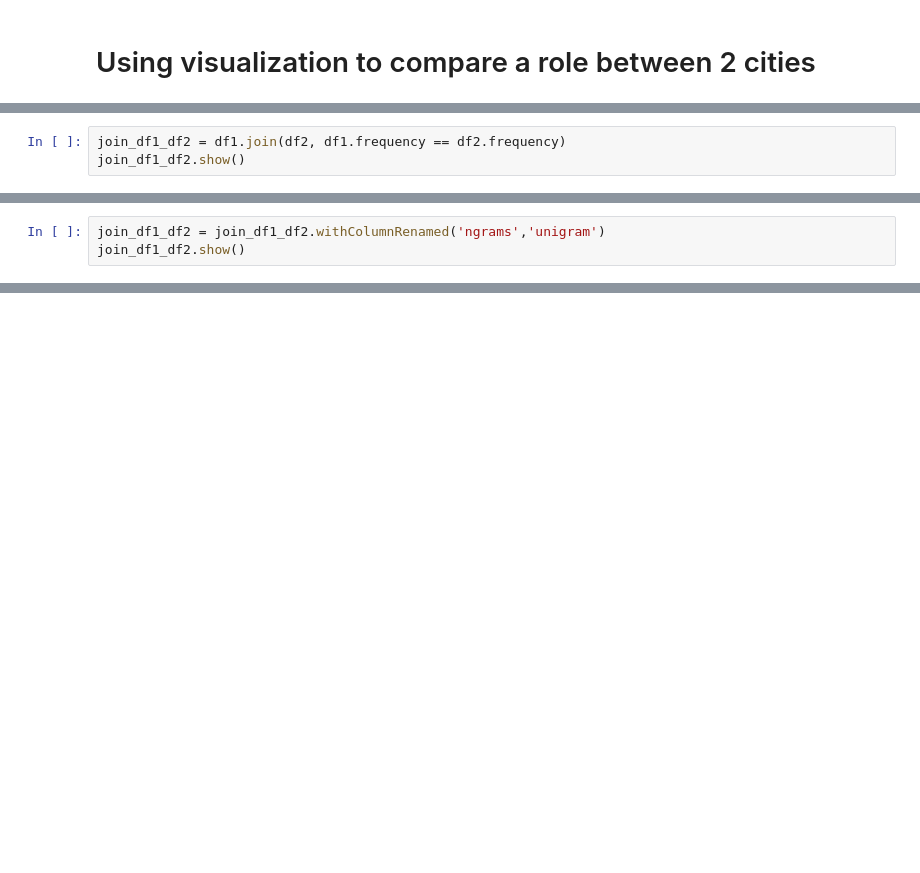
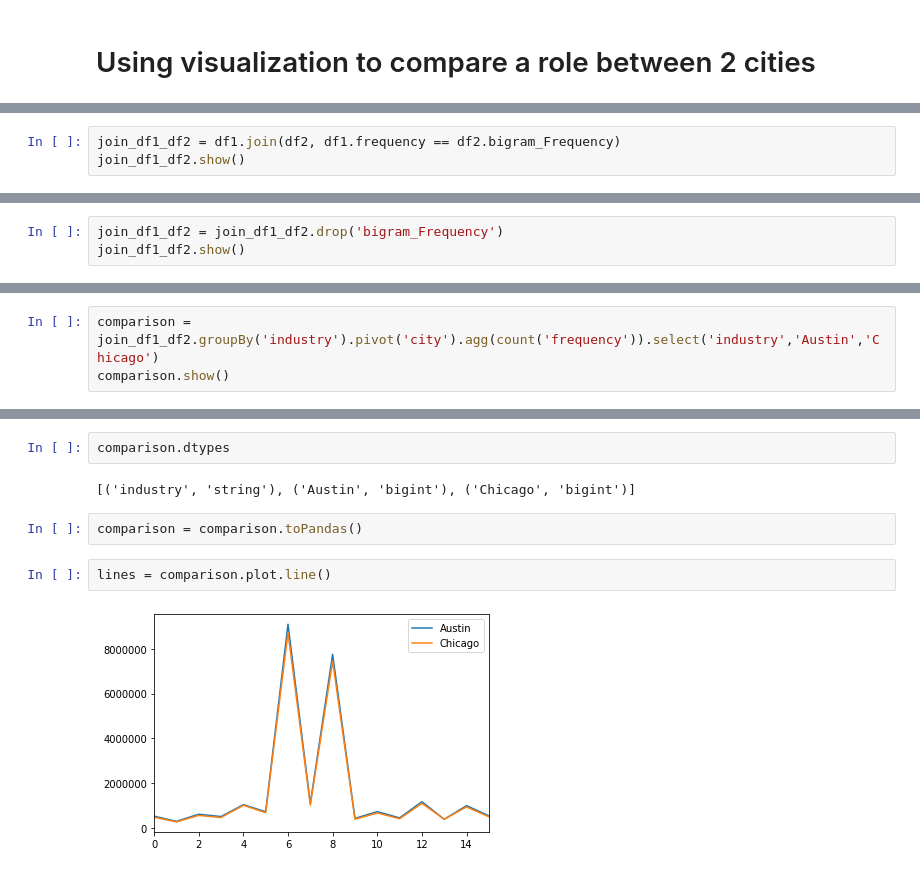
Before and after one commit to EtornamAmetsi/Blossom_Academy, a Jupyter notebook: Project3_without_csv/Batch_Processing_For_Data_Mining.ipynb, the cells around one changed output, grey strips where cells are left out. Cells and saved outputs as stored; diff of their text form; blank space fills up the shorter version.

```diff
--- a/Project3_without_csv/Batch_Processing_For_Data_Mining.ipynb
+++ b/Project3_without_csv/Batch_Processing_For_Data_Mining.ipynb
@@ -491,4 +541,4 @@ import matplotlib.pyplot as plt
 # %%
-join_df1_df2 = df1.join(df2, df1.frequency == df2.frequency)
+join_df1_df2 = df1.join(df2, df1.frequency == df2.bigram_Frequency)
 join_df1_df2.show()
 # %% [output]
@@ -511,5 +561,5 @@ join_df1_df2.show()
 only showing top 20 rows
 # %%
-join_df1_df2 = join_df1_df2.withColumnRenamed('ngrams','unigram')
+join_df1_df2 = join_df1_df2.drop('bigram_Frequency')
 join_df1_df2.show()
 # %% [output]
@@ -537,0 +591,3 @@ join_df1_df2.groupBy('ngrams').pivot('city').agg(count('frequency')).select('ind
+# %%
+comparison = join_df1_df2.groupBy('industry').pivot('city').agg(count('frequency')).select('industry','Austin','Chicago')
+comparison.show()
@@ -537,0 +615,10 @@ join_df1_df2.groupBy('ngrams').pivot('city').agg(count('frequency')).select('ind
+# %%
+comparison.dtypes
+# %% [output]
+[('industry', 'string'), ('Austin', 'bigint'), ('Chicago', 'bigint')]
+# %%
+comparison = comparison.toPandas()
+# %%
+lines = comparison.plot.line()
+# %% [output]
+[figure, added]
```
Also changed, not shown: parts of 13 cells of this notebook.
